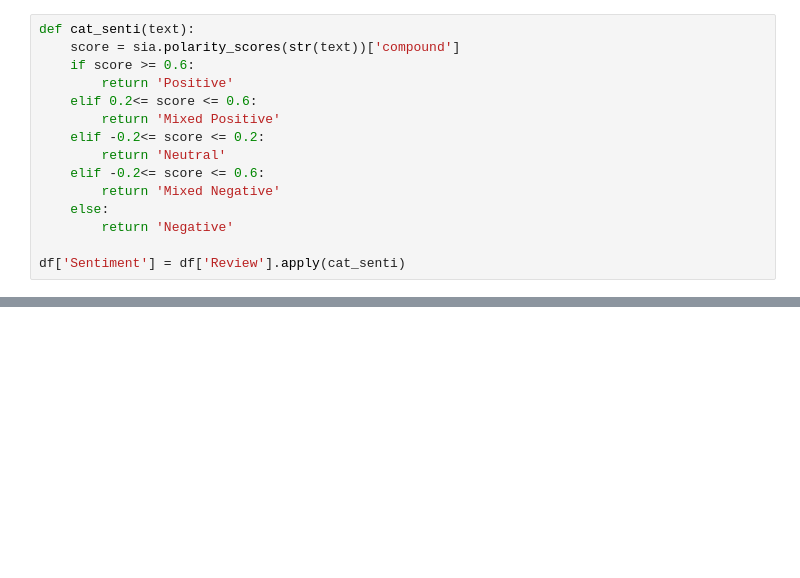
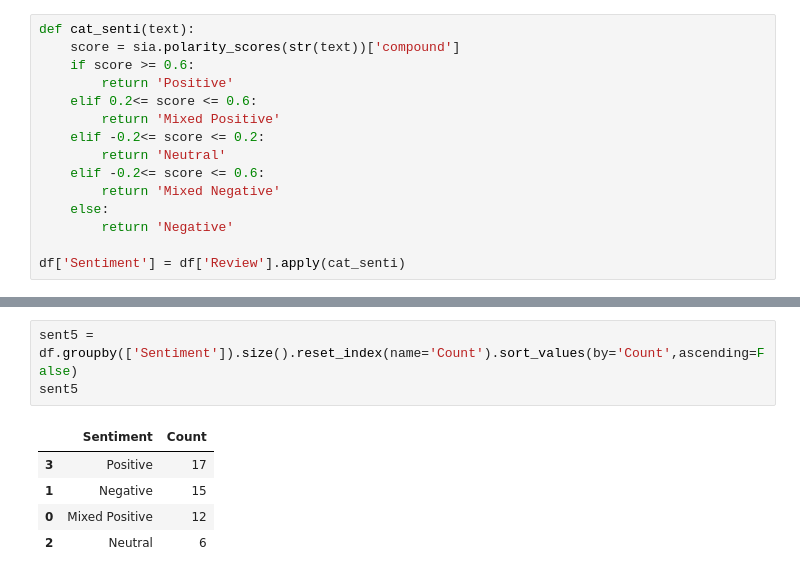
Before and after one commit to ShaguftaPathan/Python, a Jupyter notebook: Sentiment Analysis_Excel.ipynb, the cells around one changed output, grey strips where cells are left out. Cells and saved outputs as stored; diff of their text form; blank space fills up the shorter version.

```diff
--- a/Sentiment Analysis_Excel.ipynb
+++ b/Sentiment Analysis_Excel.ipynb
@@ -83,0 +103,9 @@ df.sample(5)
+# %%
+sent5 = df.groupby(['Sentiment']).size().reset_index(name='Count').sort_values(by='Count',ascending=False)
+sent5
+# %% [output]
+|  | Sentiment | Count |
+| 3 | Positive | 17 |
+| 1 | Negative | 15 |
+| 0 | Mixed Positive | 12 |
+| 2 | Neutral | 6 |
```
Also changed, not shown: parts of 8 cells of this notebook.
